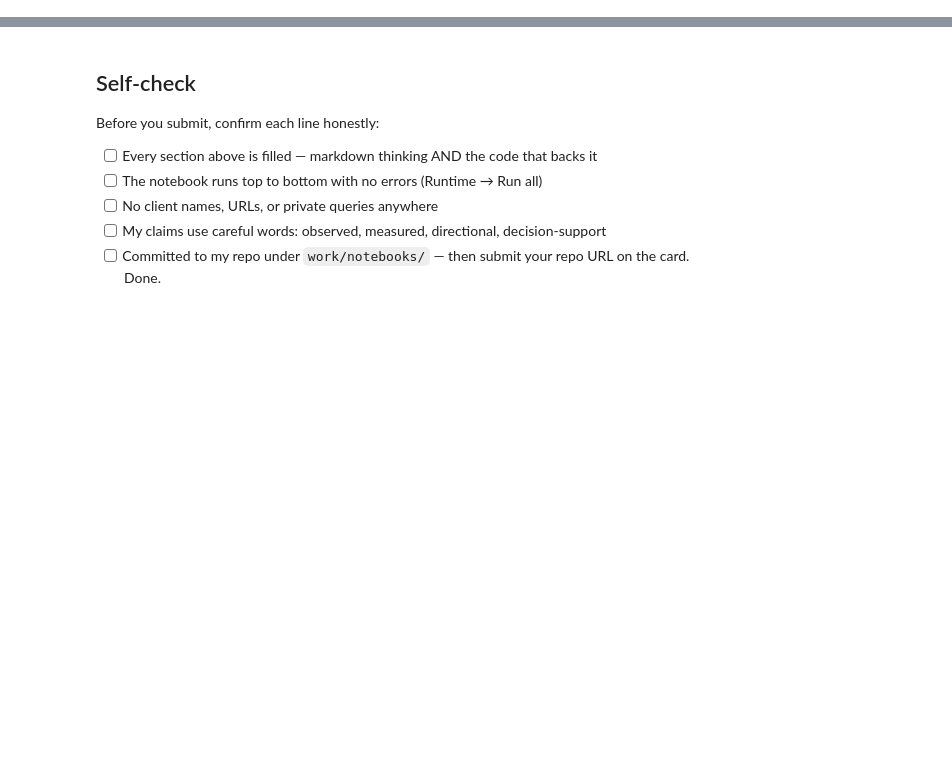
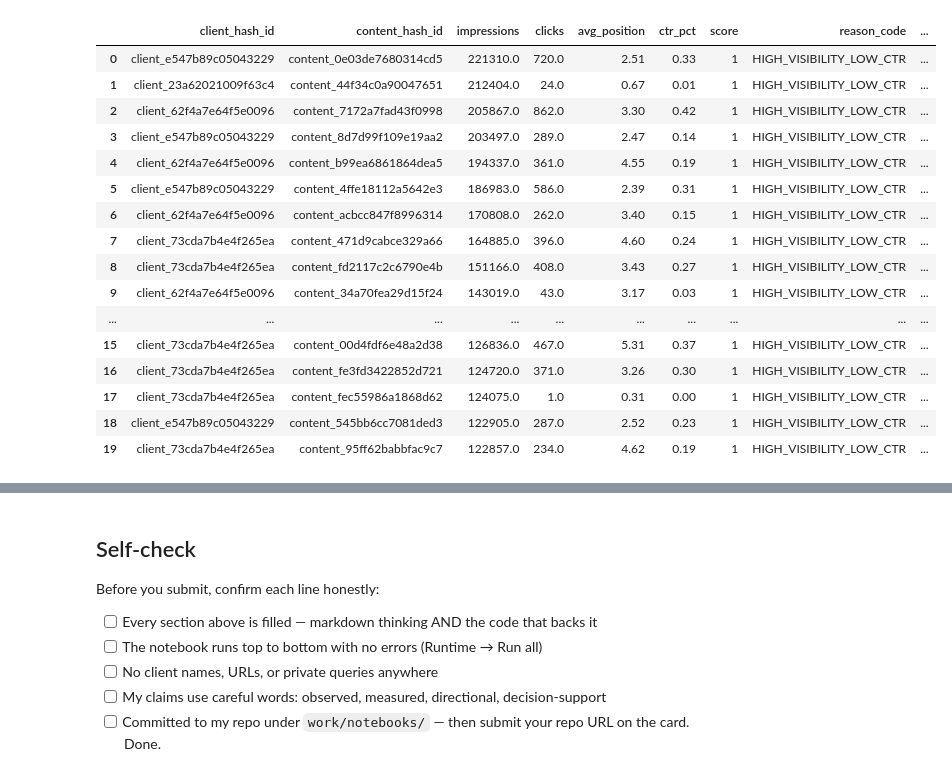
Before and after one commit to VikramR6/flyrank-ml-internship-assign1, a Jupyter notebook: work/notebooks/w04_baseline_score.ipynb, the cells around one changed output, grey strips where cells are left out. Cells and saved outputs as stored; diff of their text form; code cells hidden in the pictures; blank space fills up the shorter version.

```diff
--- a/work/notebooks/w04_baseline_score.ipynb
+++ b/work/notebooks/w04_baseline_score.ipynb
@@ -22,0 +11,9 @@ This skeleton is yours to fill. Work the sections **in order** — each one has
+# %%
+from google.colab import userdata
+from huggingface_hub import login, hf_hub_download
+import duckdb
+
+HF_TOKEN = userdata.get("HF_TOKEN")
+login(token=HF_TOKEN)
+
+con = duckdb.connect()
@@ -22,0 +59,76 @@ This skeleton is yours to fill. Work the sections **in order** — each one has
+# %%
+baseline = con.sql("""
+WITH content_month AS (
+    SELECT
+        client_hash_id,
+        content_hash_id,
+        SUM(gsc_impressions) AS impressions,
+        SUM(gsc_clicks) AS clicks,
+        SUM(gsc_sum_position) / NULLIF(SUM(gsc_impressions), 0) AS avg_position
+    FROM fact_content_daily_performance
+    WHERE gsc_data_available IS TRUE
+    GROUP BY client_hash_id, content_hash_id
+),
+scored AS (
+    SELECT
+        *,
+        100.0 * clicks / NULLIF(impressions, 0) AS ctr_pct
+    FROM content_month
+    WHERE impressions > 0
+      AND avg_position > 0
+)
+SELECT
+    client_hash_id,
+    content_hash_id,
+    impressions,
+    clicks,
+    ROUND(avg_position, 2) AS avg_position,
+    ROUND(ctr_pct, 2) AS ctr_pct,
+
+    CASE
+        WHEN impressions >= 500
+         AND avg_position <= 10
+         AND ctr_pct < 0.5
+        THEN 1
+        ELSE 0
+    END AS score,
+
+    CASE
+        WHEN impressions >= 500
+         AND avg_position <= 10
+         AND ctr_pct < 0.5
+        THEN 'HIGH_VISIBILITY_LOW_CTR'
+        ELSE 'NO_PRIORITY_SIGNAL'
+    END AS reason_code,
+
+    CASE
+        WHEN impressions >= 500
+         AND avg_position <= 10
+         AND ctr_pct < 0.5
+        THEN 'Review CTR'
+        ELSE 'Monitor'
+    END AS action
+
+FROM scored
+ORDER BY score DESC, impressions DESC
+""").df()
+
+baseline.head(20)
+# %% [output]
+|  | client_hash_id | content_hash_id | impressions | clicks | avg_position | ctr_pct | score | reason_code | ... |
+| 0 | client_e547b89c05043229 | content_0e03de7680314cd5 | 221310.0 | 720.0 | 2.51 | 0.33 | 1 | HIGH_VISIBILITY_LOW_CTR | ... |
+| 1 | client_23a62021009f63c4 | content_44f34c0a90047651 | 212404.0 | 24.0 | 0.67 | 0.01 | 1 | HIGH_VISIBILITY_LOW_CTR | ... |
+| 2 | client_62f4a7e64f5e0096 | content_7172a7fad43f0998 | 205867.0 | 862.0 | 3.30 | 0.42 | 1 | HIGH_VISIBILITY_LOW_CTR | ... |
+| 3 | client_e547b89c05043229 | content_8d7d99f109e19aa2 | 203497.0 | 289.0 | 2.47 | 0.14 | 1 | HIGH_VISIBILITY_LOW_CTR | ... |
+| 4 | client_62f4a7e64f5e0096 | content_b99ea6861864dea5 | 194337.0 | 361.0 | 4.55 | 0.19 | 1 | HIGH_VISIBILITY_LOW_CTR | ... |
+| 5 | client_e547b89c05043229 | content_4ffe18112a5642e3 | 186983.0 | 586.0 | 2.39 | 0.31 | 1 | HIGH_VISIBILITY_LOW_CTR | ... |
+| 6 | client_62f4a7e64f5e0096 | content_acbcc847f8996314 | 170808.0 | 262.0 | 3.40 | 0.15 | 1 | HIGH_VISIBILITY_LOW_CTR | ... |
+| 7 | client_73cda7b4e4f265ea | content_471d9cabce329a66 | 164885.0 | 396.0 | 4.60 | 0.24 | 1 | HIGH_VISIBILITY_LOW_CTR | ... |
+| 8 | client_73cda7b4e4f265ea | content_fd2117c2c6790e4b | 151166.0 | 408.0 | 3.43 | 0.27 | 1 | HIGH_VISIBILITY_LOW_CTR | ... |
+| 9 | client_62f4a7e64f5e0096 | content_34a70fea29d15f24 | 143019.0 | 43.0 | 3.17 | 0.03 | 1 | HIGH_VISIBILITY_LOW_CTR | ... |
+| ... | ... | ... | ... | ... | ... | ... | ... | ... | ... |
+| 15 | client_73cda7b4e4f265ea | content_00d4fdf6e48a2d38 | 126836.0 | 467.0 | 5.31 | 0.37 | 1 | HIGH_VISIBILITY_LOW_CTR | ... |
+| 16 | client_73cda7b4e4f265ea | content_fe3fd3422852d721 | 124720.0 | 371.0 | 3.26 | 0.30 | 1 | HIGH_VISIBILITY_LOW_CTR | ... |
+| 17 | client_73cda7b4e4f265ea | content_fec55986a1868d62 | 124075.0 | 1.0 | 0.31 | 0.00 | 1 | HIGH_VISIBILITY_LOW_CTR | ... |
+| 18 | client_e547b89c05043229 | content_545bb6cc7081ded3 | 122905.0 | 287.0 | 2.52 | 0.23 | 1 | HIGH_VISIBILITY_LOW_CTR | ... |
+| 19 | client_73cda7b4e4f265ea | content_95ff62babbfac9c7 | 122857.0 | 234.0 | 4.62 | 0.19 | 1 | HIGH_VISIBILITY_LOW_CTR | ... |
```
Also changed, not shown: parts of 20 cells of this notebook.
